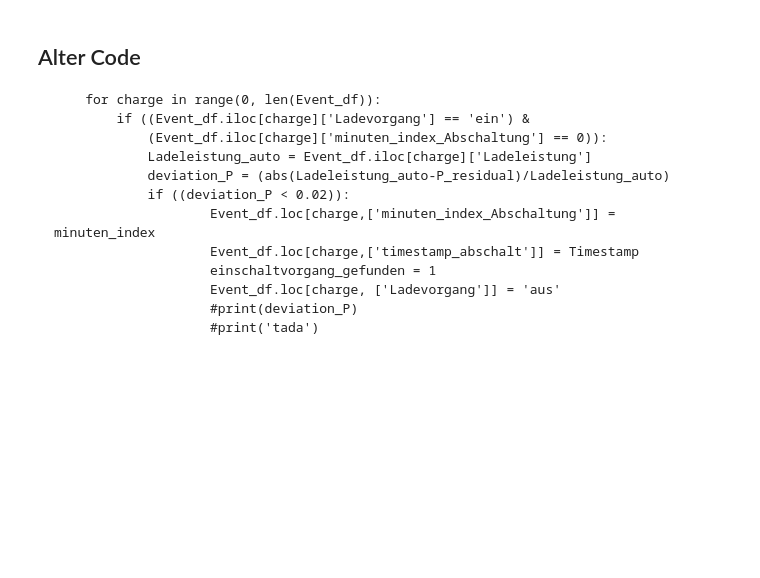
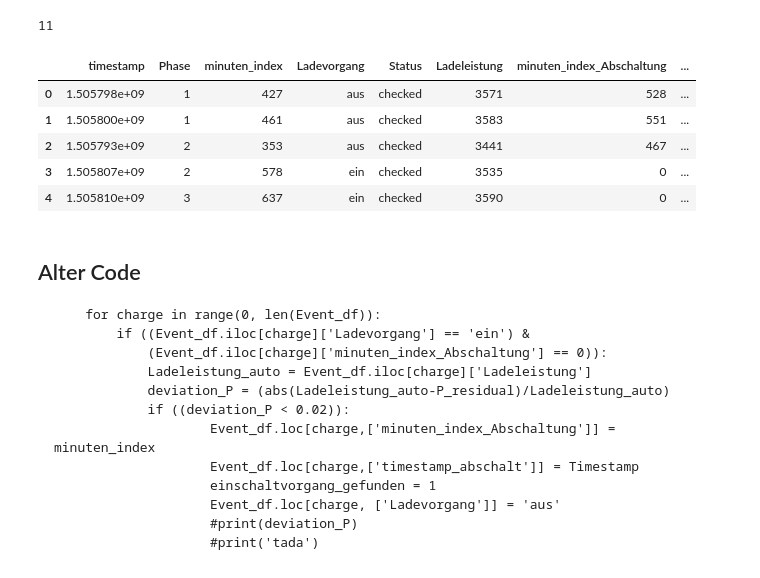
Before and after one commit to Snorrevombau/Transients_Classifier, a Jupyter notebook: Analyse An- und Abschaltvorgänge aus csv.ipynb, the cells around one changed output. Saved outputs shown, nothing was run; the diff lists cells and outputs as text; code cells hidden in the pictures; blank space fills up the shorter version.

```diff
--- a/Analyse An- und Abschaltvorgänge aus csv.ipynb
+++ b/Analyse An- und Abschaltvorgänge aus csv.ipynb
@@ -87,3 +127,16 @@ See the caveats in the documentation: http://pandas.pydata.org/pandas-docs/stabl
+# %%
+row_event
+# %% [output]
+11
+# %%
+Event_df
+# %% [output]
+|  | timestamp | Phase | minuten_index | Ladevorgang | Status | Ladeleistung | minuten_index_Abschaltung | ... |
+| 0 | 1.505798e+09 | 1 | 427 | aus | checked | 3571 | 528 | ... |
+| 1 | 1.505800e+09 | 1 | 461 | aus | checked | 3583 | 551 | ... |
+| 2 | 1.505793e+09 | 2 | 353 | aus | checked | 3441 | 467 | ... |
+| 3 | 1.505807e+09 | 2 | 578 | ein | checked | 3535 | 0 | ... |
+| 4 | 1.505810e+09 | 3 | 637 | ein | checked | 3590 | 0 | ... |
 # %% [markdown]
 ## Alter Code
         for charge in range(0, len(Event_df)):
```
Also changed, not shown: parts of 6 cells of this notebook.
